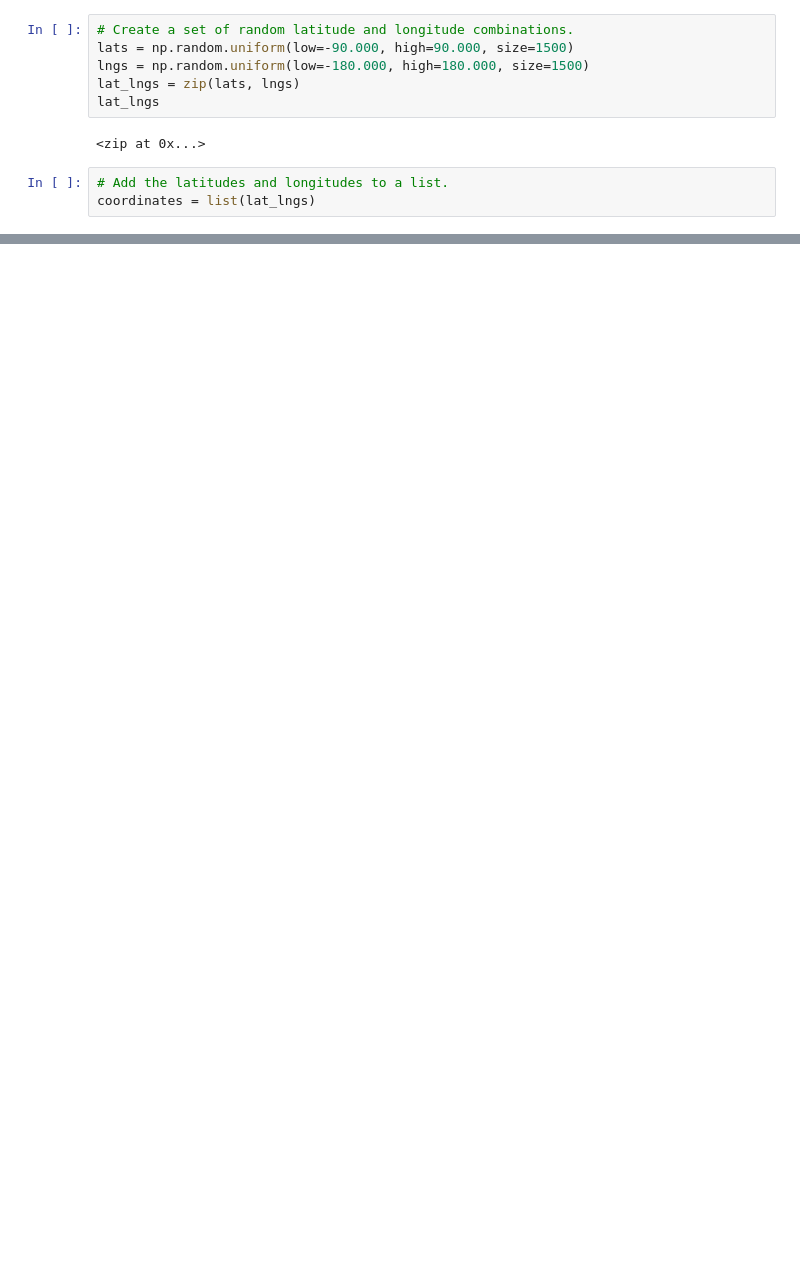
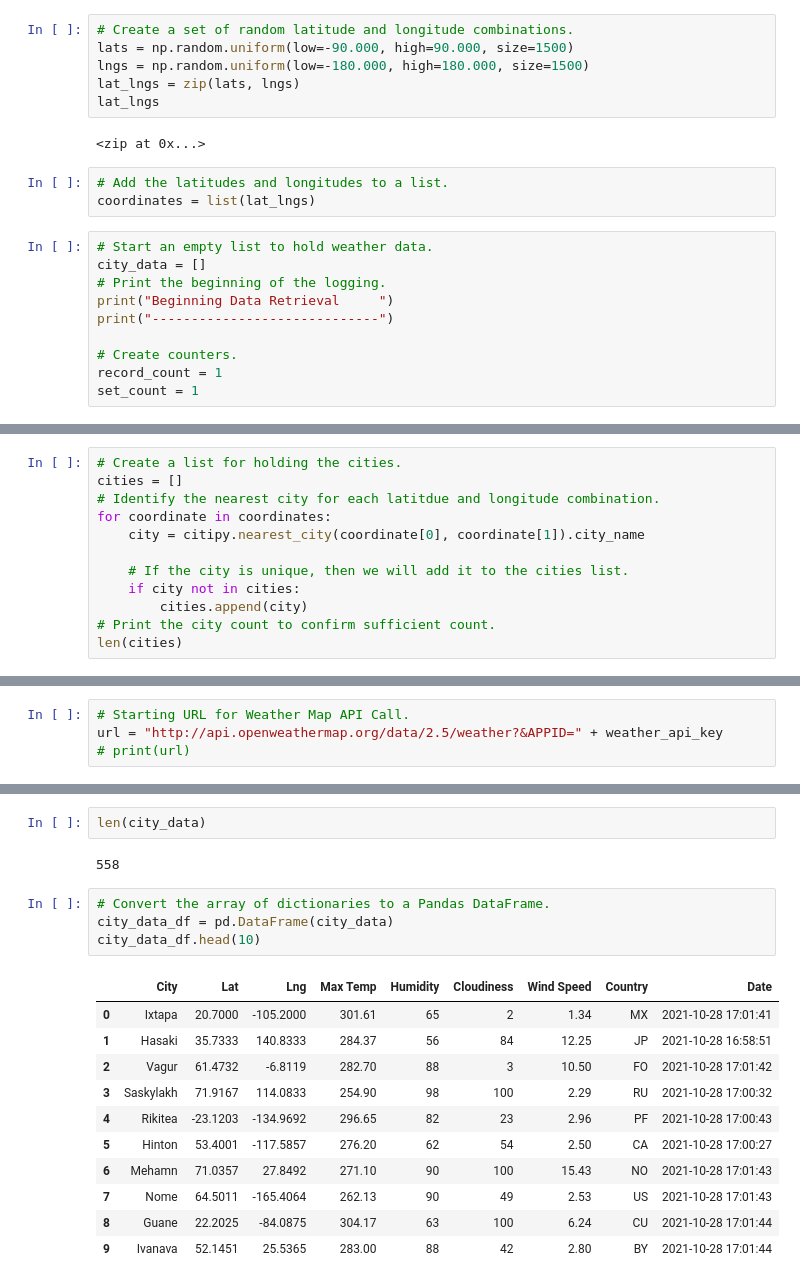
Before and after one commit to jp3tty/World_Weather_Analysis, a Jupyter notebook: WeatherPy.ipynb, the cells around one changed output, grey strips where cells are left out. Cells and saved outputs as stored; diff of their text form; blank space fills up the shorter version.

Commit message:
Commit City Weather

```diff
--- a/WeatherPy.ipynb
+++ b/WeatherPy.ipynb
@@ -14,3 +24,13 @@ lat_lngs
 # %%
 # Add the latitudes and longitudes to a list.
 coordinates = list(lat_lngs)
+# %%
+# Start an empty list to hold weather data.
+city_data = []
+# Print the beginning of the logging.
+print("Beginning Data Retrieval     ")
+print("-----------------------------")
+
+# Create counters.
+record_count = 1
+set_count = 1
@@ -36,0 +43,12 @@ zope.interface                     5.3.0
+# %%
+# Create a list for holding the cities.
+cities = []
+# Identify the nearest city for each latitdue and longitude combination.
+for coordinate in coordinates:
+    city = citipy.nearest_city(coordinate[0], coordinate[1]).city_name
+
+    # If the city is unique, then we will add it to the cities list.
+    if city not in cities:
+        cities.append(city)
+# Print the city count to confirm sufficient count.
+len(cities)
@@ -36,0 +57,4 @@ zope.interface                     5.3.0
+# %%
+# Starting URL for Weather Map API Call.
+url = "http://api.openweathermap.org/data/2.5/weather?&APPID=" + weather_api_key
+# print(url)
@@ -36,0 +131,20 @@ zope.interface                     5.3.0
+# %%
+len(city_data)
+# %% [output]
+558
+# %%
+# Convert the array of dictionaries to a Pandas DataFrame.
+city_data_df = pd.DataFrame(city_data)
+city_data_df.head(10)
+# %% [output]
+|  | City | Lat | Lng | Max Temp | Humidity | Cloudiness | Wind Speed | Country | Date |
+| 0 | Ixtapa | 20.7000 | -105.2000 | 301.61 | 65 | 2 | 1.34 | MX | 2021-10-28 17:01:41 |
+| 1 | Hasaki | 35.7333 | 140.8333 | 284.37 | 56 | 84 | 12.25 | JP | 2021-10-28 16:58:51 |
+| 2 | Vagur | 61.4732 | -6.8119 | 282.70 | 88 | 3 | 10.50 | FO | 2021-10-28 17:01:42 |
+| 3 | Saskylakh | 71.9167 | 114.0833 | 254.90 | 98 | 100 | 2.29 | RU | 2021-10-28 17:00:32 |
+| 4 | Rikitea | -23.1203 | -134.9692 | 296.65 | 82 | 23 | 2.96 | PF | 2021-10-28 17:00:43 |
+| 5 | Hinton | 53.4001 | -117.5857 | 276.20 | 62 | 54 | 2.50 | CA | 2021-10-28 17:00:27 |
+| 6 | Mehamn | 71.0357 | 27.8492 | 271.10 | 90 | 100 | 15.43 | NO | 2021-10-28 17:01:43 |
+| 7 | Nome | 64.5011 | -165.4064 | 262.13 | 90 | 49 | 2.53 | US | 2021-10-28 17:01:43 |
+| 8 | Guane | 22.2025 | -84.0875 | 304.17 | 63 | 100 | 6.24 | CU | 2021-10-28 17:01:44 |
+| 9 | Ivanava | 52.1451 | 25.5365 | 283.00 | 88 | 42 | 2.80 | BY | 2021-10-28 17:01:44 |
```
Also changed, not shown: parts of 7 cells of this notebook, 5 other files.
